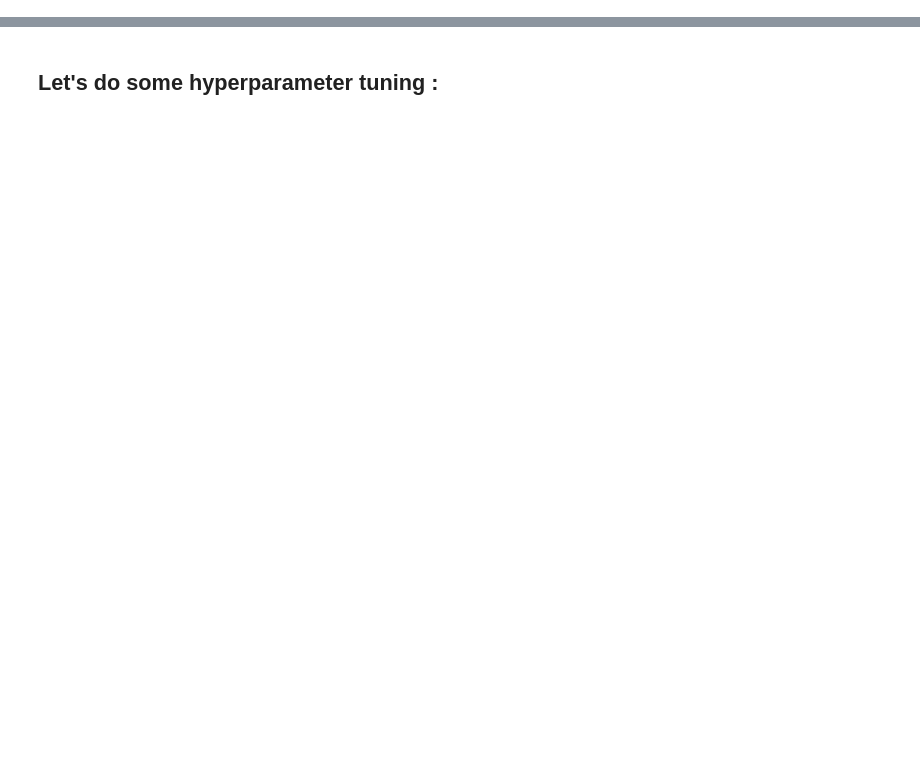
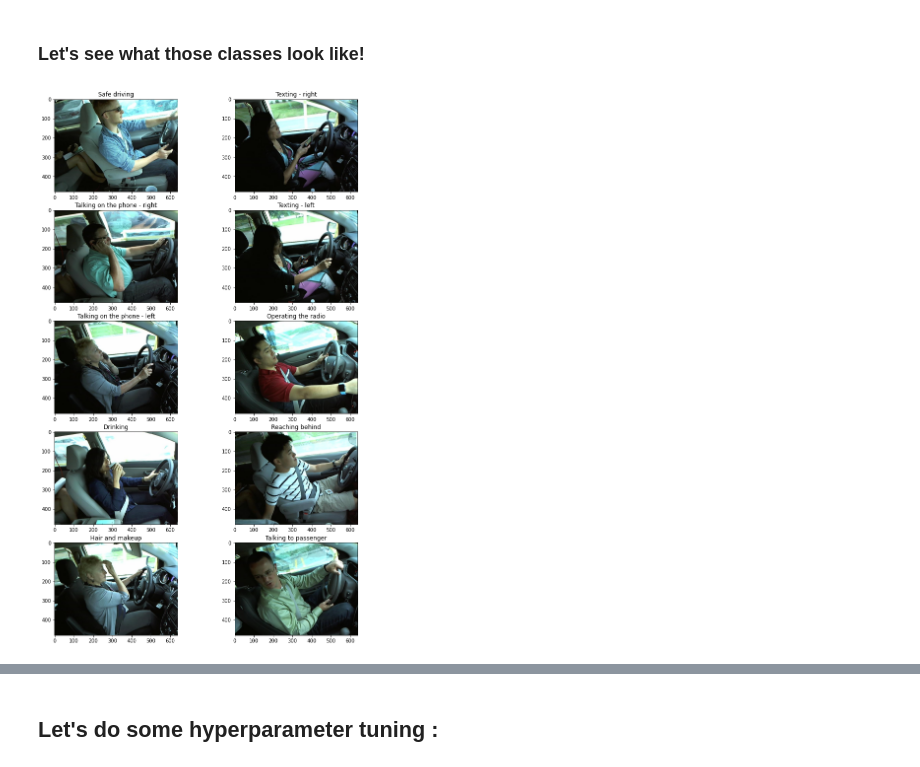
Before and after one commit to Gleethos/distracted-driver-detection, a Jupyter notebook: distracted-driver-detection.ipynb, the cells around one changed output, grey strips where cells are left out. Drawn from its saved outputs; the diff is of its cells as text; code cells hidden in the pictures; blank space fills up the shorter version.

```diff
--- a/distracted-driver-detection.ipynb
+++ b/distracted-driver-detection.ipynb
@@ -34,0 +190,14 @@ def display_array(array):
+# %%
+
+class_meaning_map = {
+    'c0': 'Safe driving',
+    'c1': 'Texting - right',
+    'c2': 'Talking on the phone - right',
+    'c3': 'Texting - left',
+    'c4': 'Talking on the phone - left',
+    'c5': 'Operating the radio',
+    'c6': 'Drinking',
+    'c7': 'Reaching behind',
+    'c8': 'Hair and makeup',
+    'c9': 'Talking to passenger'
+}
@@ -34,0 +256,26 @@ def display_array(array):
+# %% [markdown]
+### Let's see what those classes look like! ###
+# %%
+def plot_some_images(do_preprocessing=False):
+    plt.figure(figsize = (12, 20))
+    image_count = 1
+    BASE_URL = './data/imgs/train/'
+    for directory in os.listdir(BASE_URL):
+        if directory[0] != '.':
+            for i, file in enumerate(os.listdir(BASE_URL + directory)):
+                if i == 1:
+                    break
+                else:
+                    fig = plt.subplot(5, 2, image_count)
+                    image_count += 1
+                    image = cv2.imread(BASE_URL + directory + '/' + file)
+                    if do_preprocessing : image = greyed_blured_and_line_detection(image, advanced=True)
+                    image = cv2.cvtColor(image, cv2.COLOR_BGR2RGB) # Swap BGR to RGB
+                    #display_array(image)
+                    plt.imshow(image)
+                    plt.title(class_meaning_map[directory])
+
+
+plot_some_images(do_preprocessing=False)
+# %% [output]
+[figure, added]
```
Also changed, not shown: parts of 34 cells of this notebook.
